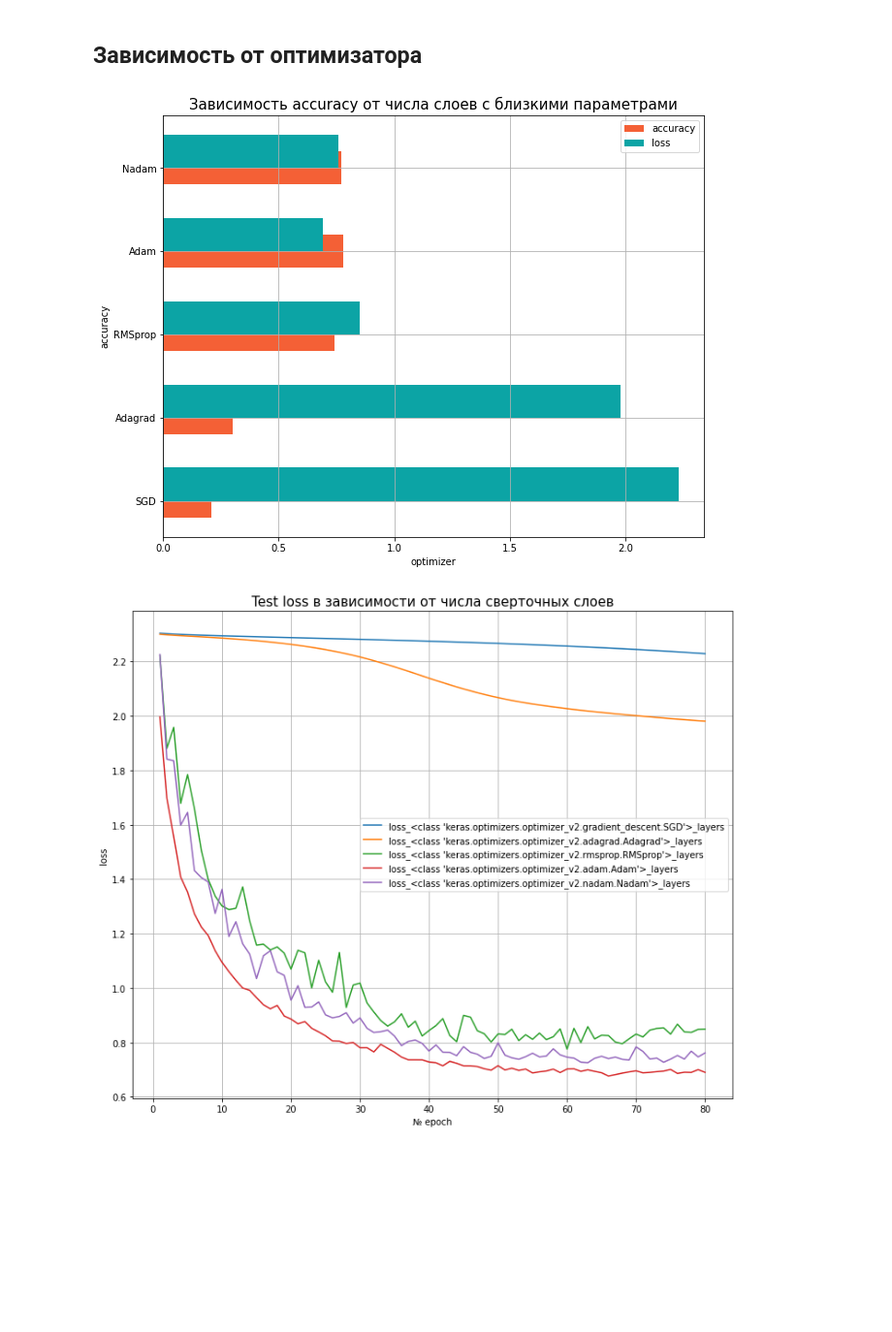
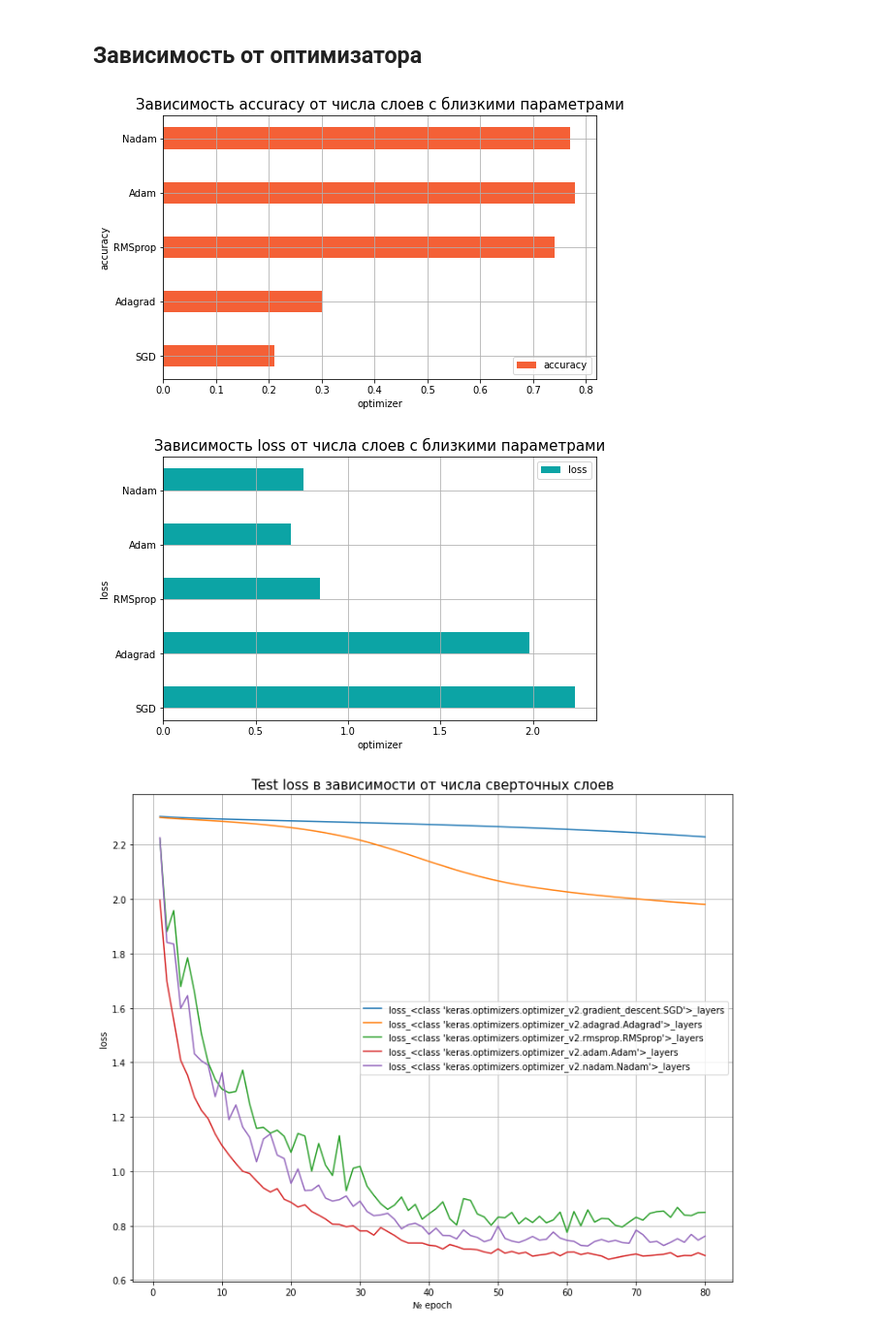
Before and after one commit to nedokormysh/GB_intro_NN, a Jupyter notebook: GB_NN_intro_hw_4.ipynb, the cells around one changed output. Shown at 97% size. Saved outputs shown, nothing was run; the diff lists cells and outputs as text; code cells hidden in the pictures; blank space fills up the shorter version.

```diff
--- a/GB_NN_intro_hw_4.ipynb
+++ b/GB_NN_intro_hw_4.ipynb
@@ -315,22 +315,41 @@ for optim in optimizers:
 # %%
 optmzs = ['SGD', 'Adagrad', 'RMSprop', 'Adam', 'Nadam']
 
 res_acc = [round(result_dict_acc[optim][79], 2) for optim in result_dict_acc]
-res_loss = [round(result_dict_loss[optim][79], 2) for optim in result_dict_loss]
+# res_loss = [round(result_dict_loss[optim][79], 2) for optim in result_dict_loss]
 
-plt.figure(figsize=(10, 8))
+plt.figure(figsize=(8, 5))
 
 plt.barh(optmzs, res_acc, label='accuracy', color='#F46036', height=0.4)
-plt.barh(optmzs, res_loss, label='loss', color='#0CA4A5', height=0.4, align='edge')
+# plt.barh(optmzs, res_loss, label='loss', color='#0CA4A5', height=0.4, align='edge')
 
 plt.title('Зависимость accuracy от числа слоев с близкими параметрами', size=15)
 plt.grid()
 plt.xlabel('optimizer')
 plt.ylabel('accuracy')
 plt.legend()
 plt.show()
 # %% [output]
-[figure, old version]
+[figure, new version]
+# %%
+optmzs = ['SGD', 'Adagrad', 'RMSprop', 'Adam', 'Nadam']
+
+# res_acc = [round(result_dict_acc[optim][79], 2) for optim in result_dict_acc]
+res_loss = [round(result_dict_loss[optim][79], 2) for optim in result_dict_loss]
+
+plt.figure(figsize=(8, 5))
+
+# plt.barh(optmzs, res_acc, label='accuracy', color='#F46036', height=0.4)
+plt.barh(optmzs, res_loss, label='loss', color='#0CA4A5', height=0.4, align='edge')
+
+plt.title('Зависимость loss от числа слоев с близкими параметрами', size=15)
+plt.grid()
+plt.xlabel('optimizer')
+plt.ylabel('loss')
+plt.legend()
+plt.show()
+# %% [output]
+[figure, added]
 # %%
 n = 80
 x = np.arange(1, n + 1, 1)
```
Also changed, not shown: parts of 1 cell of this notebook.
